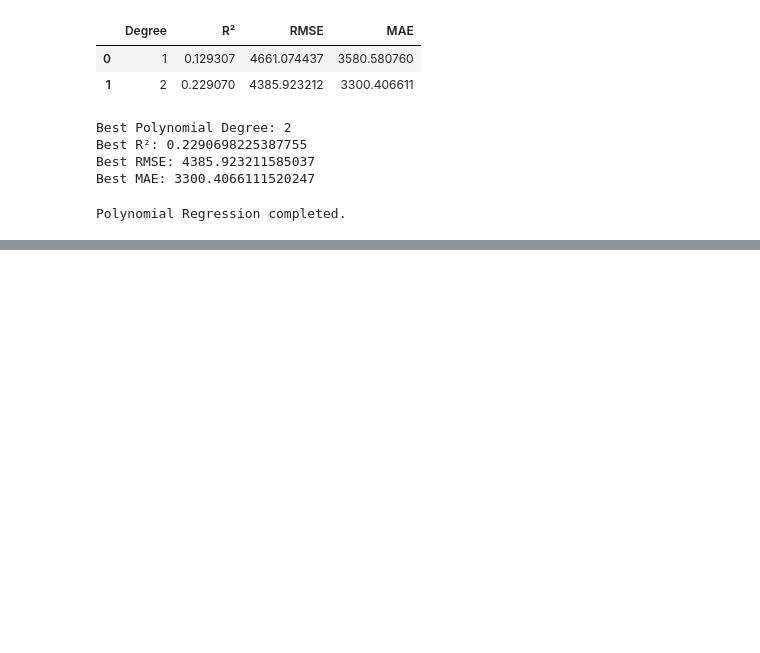
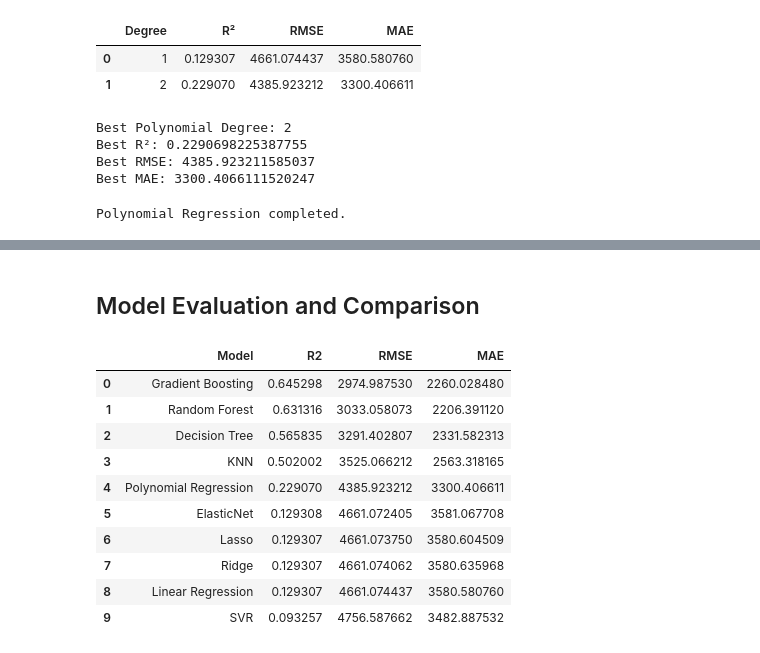
Before and after one commit to snehitha-araveti/ML-Capstone-Project-2026, a Jupyter notebook: notebooks/regression.ipynb, the cells around one changed output, grey strips where cells are left out. Drawn from its saved outputs; the diff is of its cells as text; code cells hidden in the pictures; blank space fills up the shorter version.

```diff
--- a/notebooks/regression.ipynb
+++ b/notebooks/regression.ipynb
@@ -702,0 +893,2 @@ Polynomial Regression completed.
+# %% [markdown]
+## Model Evaluation and Comparison
@@ -702,0 +939,45 @@ Polynomial Regression completed.
+# %%
+model_results.append({
+    "Model": "Random Forest",
+    "R2": r2_score(Y_test, random_forest_pred),
+    "RMSE": np.sqrt(mean_squared_error(Y_test, random_forest_pred)),
+    "MAE": mean_absolute_error(Y_test, random_forest_pred)
+})
+# %%
+model_results.append({
+    "Model": "Gradient Boosting",
+    "R2": r2_score(Y_test, gradient_boosting_pred),
+    "RMSE": np.sqrt(mean_squared_error(Y_test, gradient_boosting_pred)),
+    "MAE": mean_absolute_error(Y_test, gradient_boosting_pred)
+})
+# %%
+model_results.append({
+    "Model": "SVR",
+    "R2": r2_score(Y_test, svr_pred),
+    "RMSE": np.sqrt(mean_squared_error(Y_test,svr_pred)),
+    "MAE": mean_absolute_error(Y_test,svr_pred)
+})
+# %%
+model_results.append({
+    "Model": "KNN",
+    "R2": r2_score(Y_test, knn_pred),
+    "RMSE": np.sqrt(mean_squared_error(Y_test, knn_pred)),
+    "MAE": mean_absolute_error(Y_test, knn_pred)
+})
+# %%
+results_df = pd.DataFrame(model_results)
+results_df = results_df.sort_values(by="R2",ascending=False).reset_index(drop=True)
+
+results_df
+# %% [output]
+|  | Model | R2 | RMSE | MAE |
+| 0 | Gradient Boosting | 0.645298 | 2974.987530 | 2260.028480 |
+| 1 | Random Forest | 0.631316 | 3033.058073 | 2206.391120 |
+| 2 | Decision Tree | 0.565835 | 3291.402807 | 2331.582313 |
+| 3 | KNN | 0.502002 | 3525.066212 | 2563.318165 |
+| 4 | Polynomial Regression | 0.229070 | 4385.923212 | 3300.406611 |
+| 5 | ElasticNet | 0.129308 | 4661.072405 | 3581.067708 |
+| 6 | Lasso | 0.129307 | 4661.073750 | 3580.604509 |
+| 7 | Ridge | 0.129307 | 4661.074062 | 3580.635968 |
+| 8 | Linear Regression | 0.129307 | 4661.074437 | 3580.580760 |
+| 9 | SVR | 0.093257 | 4756.587662 | 3482.887532 |
```
Also changed, not shown: parts of 25 cells of this notebook.
